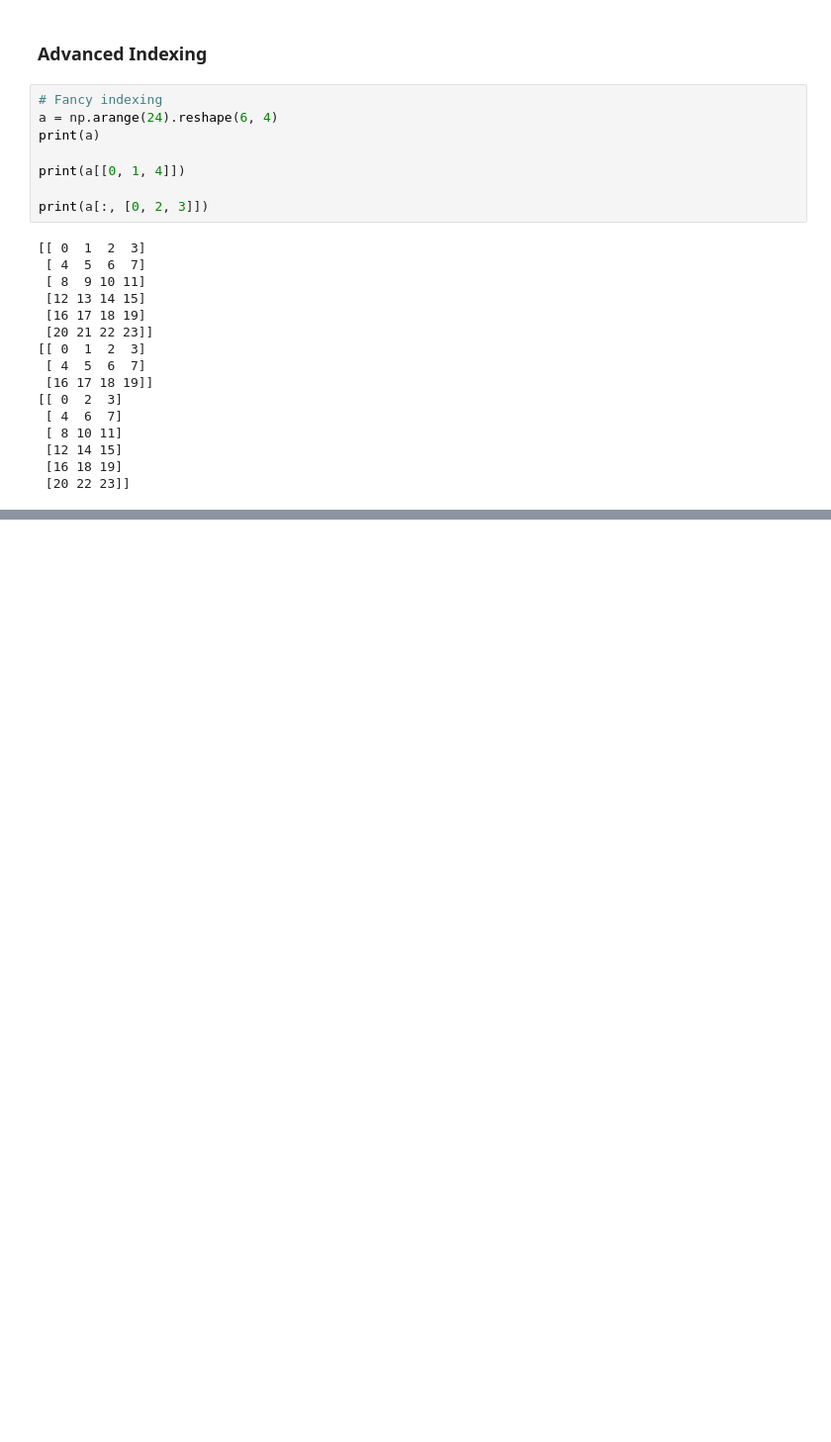
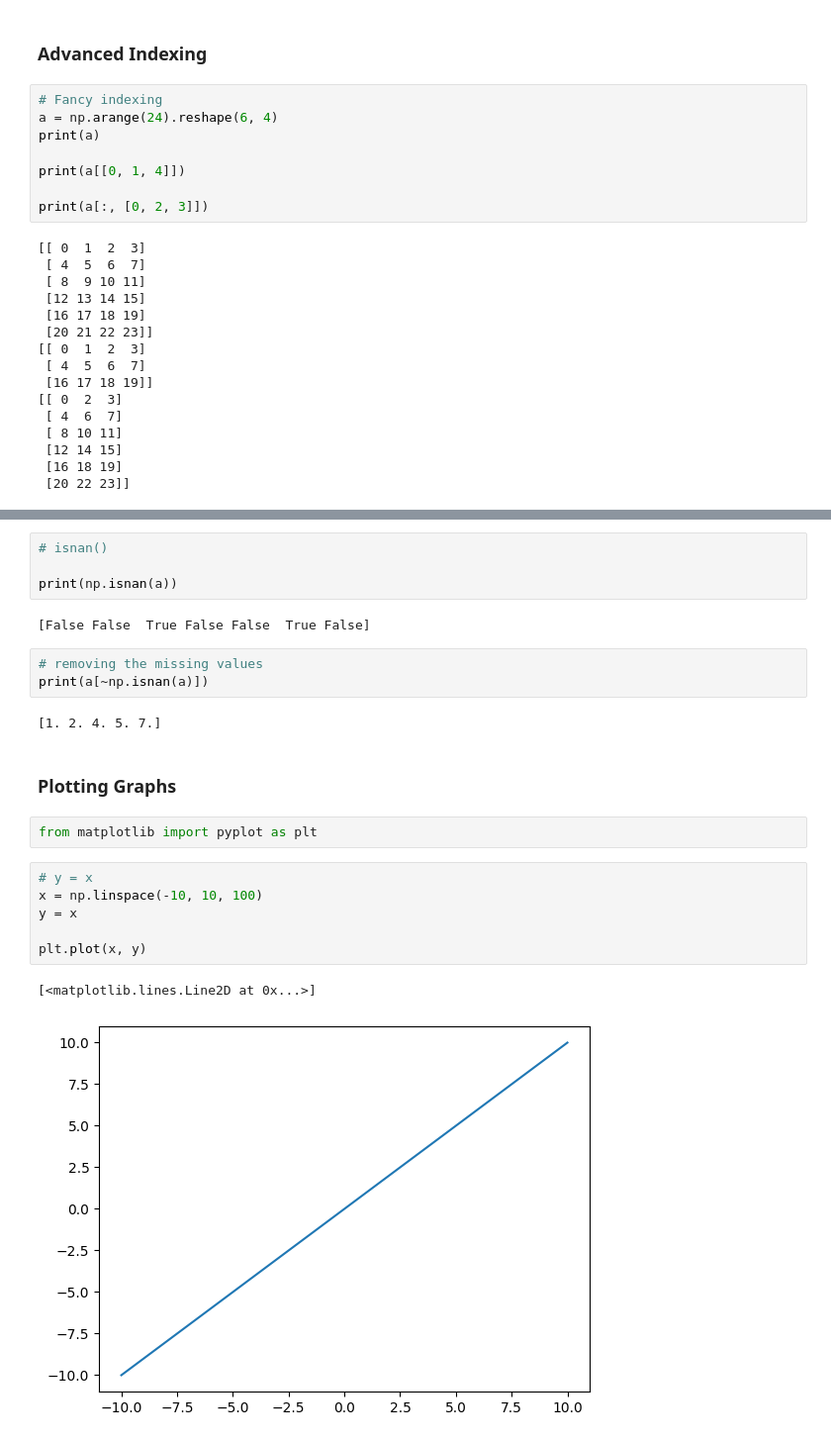
Before and after one commit to sakunisgithub/machine_learning, a Jupyter notebook: Numpy.ipynb, the cells around one changed output, grey strips where cells are left out. Shown: that part at 99% size. Saved outputs shown, nothing was run; the diff lists cells and outputs as text; blank space fills up the shorter version.

```diff
--- a/Numpy.ipynb
+++ b/Numpy.ipynb
@@ -991,0 +1260,24 @@ print(a[~(a % 7 == 0)]) # ~ is the negation operator
+# %%
+# isnan()
+
+print(np.isnan(a))
+# %% [output]
+[False False  True False False  True False]
+# %%
+# removing the missing values
+print(a[~np.isnan(a)])
+# %% [output]
+[1. 2. 4. 5. 7.]
+# %% [markdown]
+### Plotting Graphs
+# %%
+from matplotlib import pyplot as plt
+# %%
+# y = x
+x = np.linspace(-10, 10, 100)
+y = x
+
+plt.plot(x, y)
+# %% [output]
+[<matplotlib.lines.Line2D at 0x...>]
+[figure, added]
```
Also changed, not shown: parts of 129 cells of this notebook.
